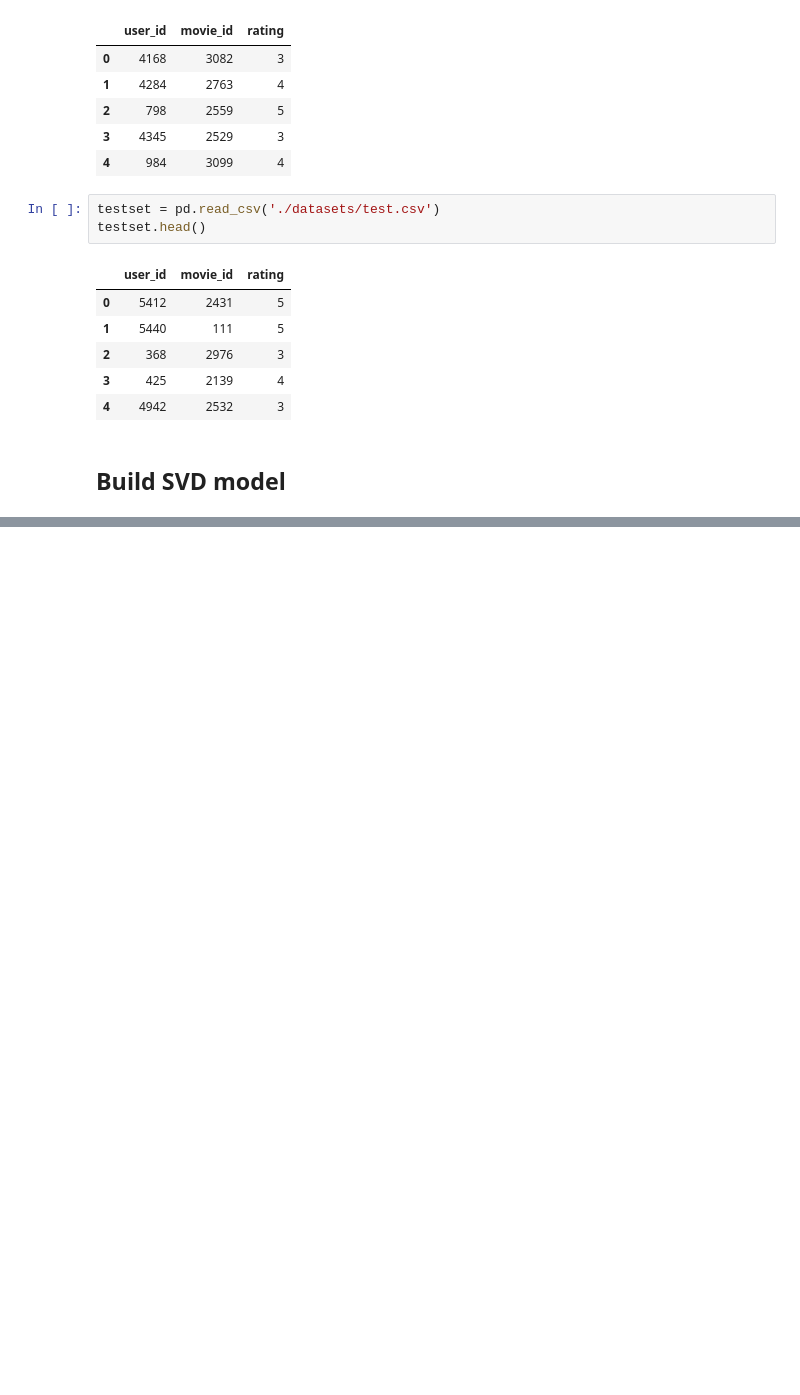
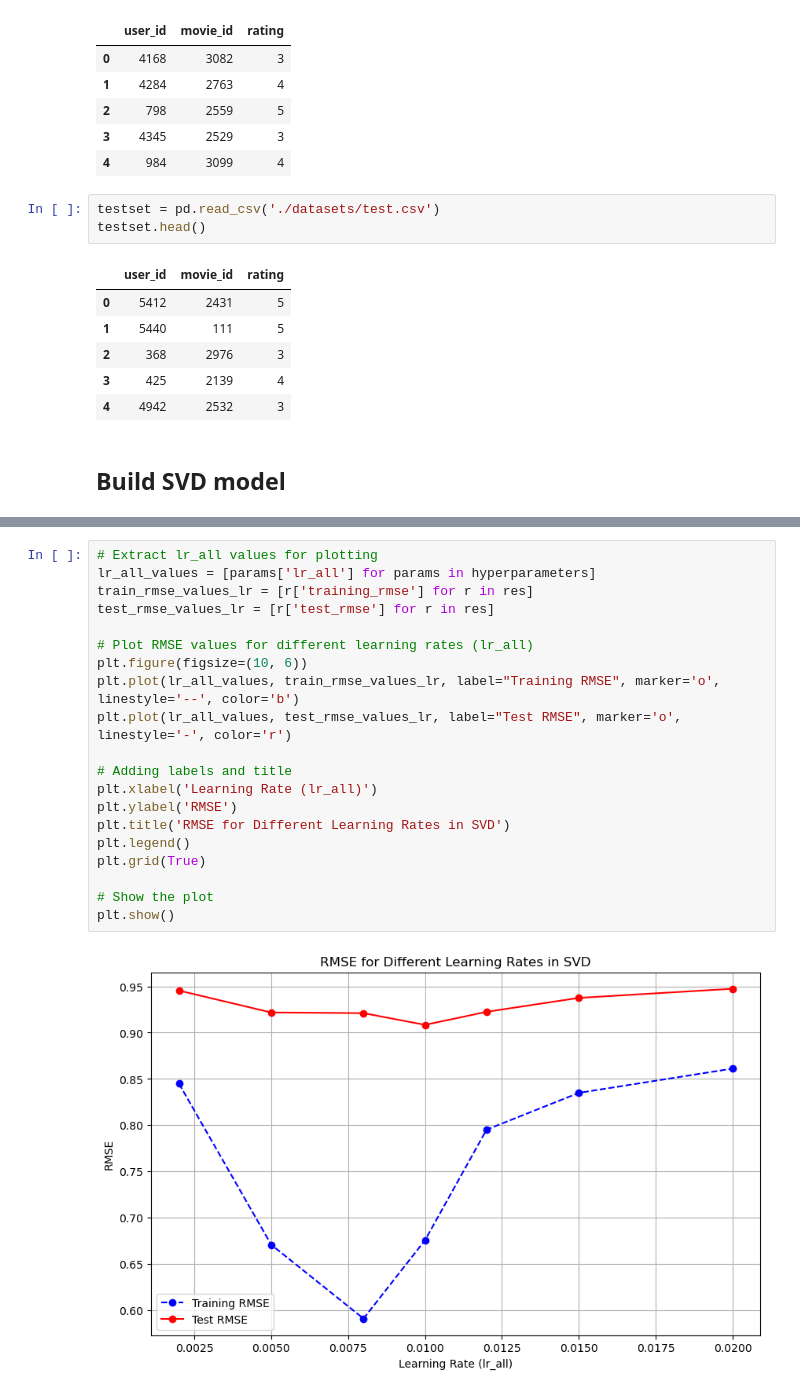
Before and after one commit to LazySiru/movieRecommendation, a Jupyter notebook: recommendationSystem/SVD Recommendation System.ipynb, the cells around one changed output, grey strips where cells are left out. Cells and saved outputs as stored; diff of their text form; blank space fills up the shorter version.

```diff
--- a/recommendationSystem/SVD Recommendation System.ipynb
+++ b/recommendationSystem/SVD Recommendation System.ipynb
@@ -157,0 +169,22 @@ best_svd_model.predict(196, 302).est
+# %%
+# Extract lr_all values for plotting
+lr_all_values = [params['lr_all'] for params in hyperparameters]
+train_rmse_values_lr = [r['training_rmse'] for r in res]
+test_rmse_values_lr = [r['test_rmse'] for r in res]
+
+# Plot RMSE values for different learning rates (lr_all)
+plt.figure(figsize=(10, 6))
+plt.plot(lr_all_values, train_rmse_values_lr, label="Training RMSE", marker='o', linestyle='--', color='b')
+plt.plot(lr_all_values, test_rmse_values_lr, label="Test RMSE", marker='o', linestyle='-', color='r')
+
+# Adding labels and title
+plt.xlabel('Learning Rate (lr_all)')
+plt.ylabel('RMSE')
+plt.title('RMSE for Different Learning Rates in SVD')
+plt.legend()
+plt.grid(True)
+
+# Show the plot
+plt.show()
+# %% [output]
+[figure, added]
```
Also changed, not shown: parts of 8 cells of this notebook, 1 other file.
